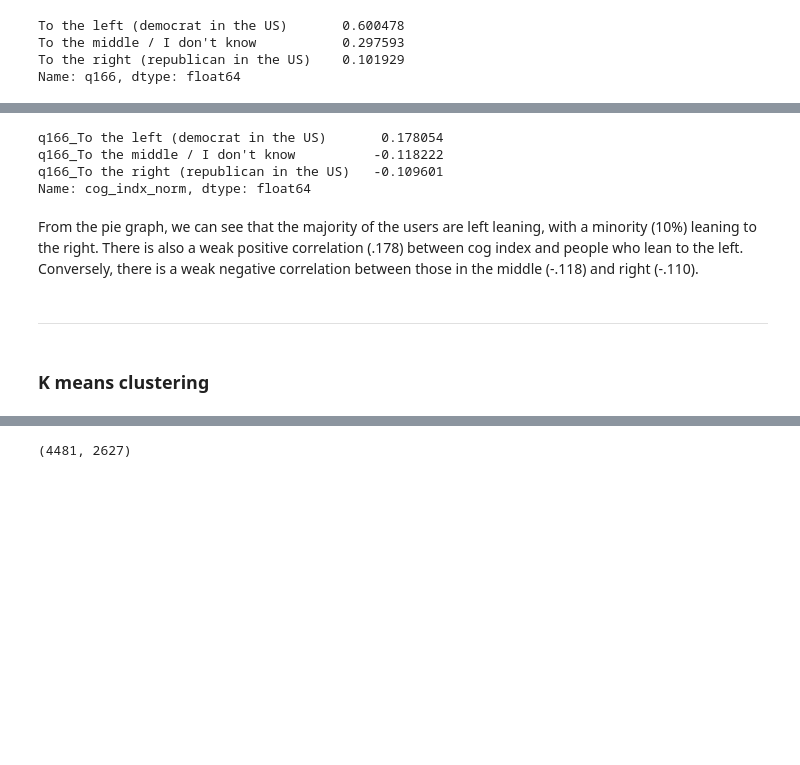
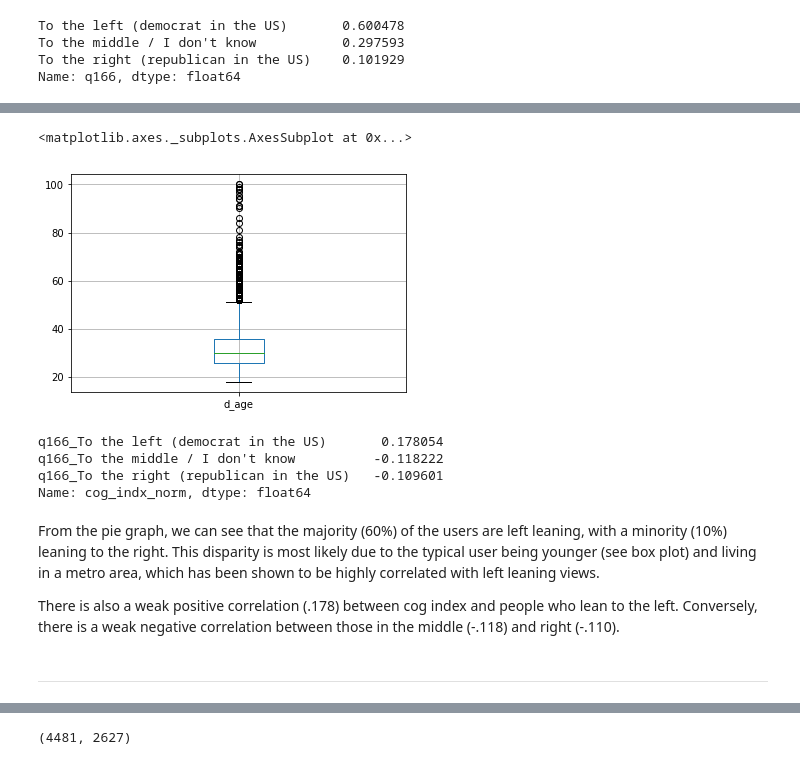
Before and after one commit to DanLearningPython/okc_analysis, a Jupyter notebook: OKC - Exploratory Analysis.ipynb, the cells around one changed output, grey strips where cells are left out. Saved outputs shown, nothing was run; the diff lists cells and outputs as text; code cells hidden in the pictures; blank space fills up the shorter version.

```diff
--- a/OKC - Exploratory Analysis.ipynb
+++ b/OKC - Exploratory Analysis.ipynb
@@ -174,3 +172,8 @@ plt.axis('equal')
+# %%
+okc_cog_df.boxplot(column="d_age")
+# %% [output]
+<matplotlib.axes._subplots.AxesSubplot at 0x...>
+[figure, added]
 # %%
 political_cog_corr = pd.get_dummies(okc_cog_df[okc_cog_df['q166'].notnull()], columns=['q166'])[['q166_To the left (democrat in the US)',"q166_To the middle / I don't know",'q166_To the right (republican in the US)','cog_indx_norm']].corr()
 political_cog_corr['cog_indx_norm'].head(3)
@@ -180,8 +183,8 @@ q166_To the middle / I don't know          -0.118222
 q166_To the right (republican in the US)   -0.109601
 Name: cog_indx_norm, dtype: float64
 # %% [markdown]
-From the pie graph, we can see that the majority of the users are left leaning, with a minority (10%) leaning to the right. There is also a weak positive correlation (.178) between cog index and people who lean to the left. Conversely, there is a weak negative correlation between those in the middle (-.118) and right (-.110).
+From the pie graph, we can see that the majority (60%) of the users are left leaning, with a minority (10%) leaning to the right. This disparity is most likely due to the typical user being younger (see box plot) and living in a metro area, which has been shown to be highly correlated with left leaning views.
+
+There is also a weak positive correlation (.178) between cog index and people who lean to the left. Conversely, there is a weak negative correlation between those in the middle (-.118) and right (-.110).
 # %% [markdown]
 <hr/>
-# %% [markdown]
-### K means clustering
```
Also changed, not shown: parts of 11 cells of this notebook.
